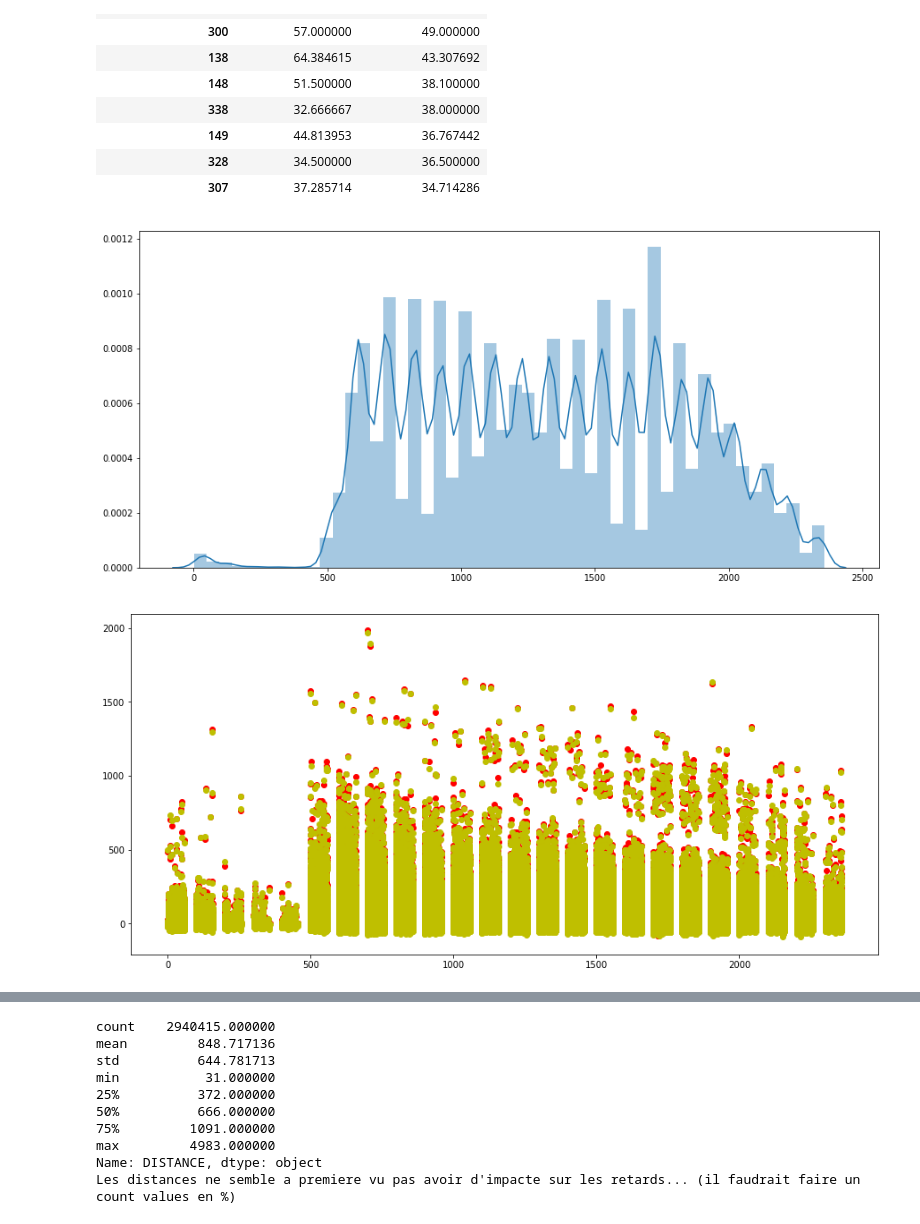
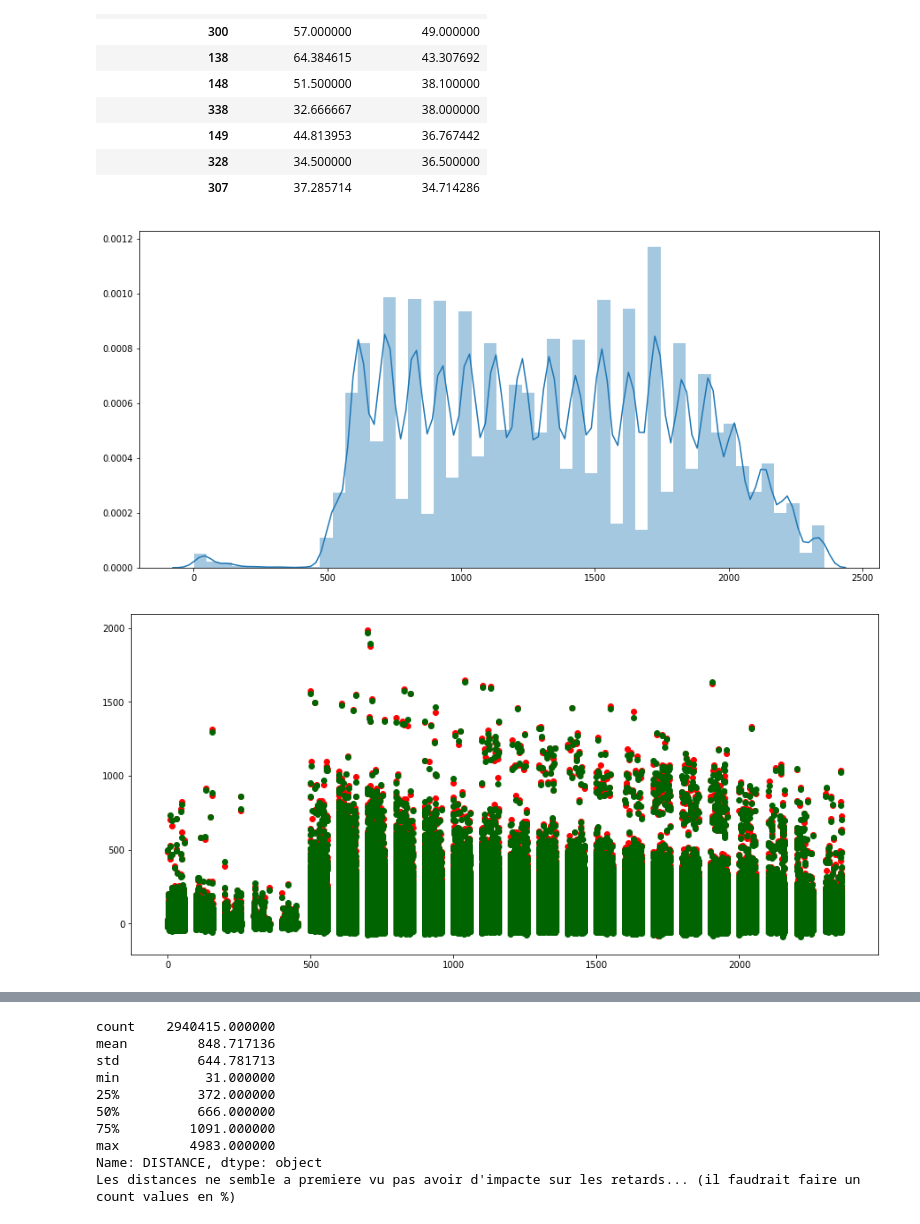
Before and after one commit to samirLazzali/flight-delay-consulting, a Jupyter notebook: aeroport_eda.ipynb, the cells around one changed output, grey strips where cells are left out. Cells and saved outputs as stored; diff of their text form; code cells hidden in the pictures.

```diff
--- a/aeroport_eda.ipynb
+++ b/aeroport_eda.ipynb
@@ -185,18 +196,18 @@ vols[vols['ATTERRISSAGE'].isna()][["RAISON D'ANNULATION","DETOURNEMENT"]].count(
 # Pour la suite de l'analyse nous supprimons les NaN sur
 # HEURE DE DEPART, RETART DE DEPART, TEMPS DE DEPLACEMENT A TERRE AU DECOLLAGE et DECOLLAGE
 print("Nous continueron avec  : ",round(vols[
-    vols['HEURE DE DEPART'].notna() &
-    vols['DECOLLAGE'].notna() &
-    vols['ATTERRISSAGE'].notna() &
-    vols['ARRIVEE PROGRAMMEE'].notna() &
-    vols["RETARD A L'ARRIVEE"].notna() &
-    vols["HEURE D'ARRIVEE"].notna() ].shape[0]*100 / vols.shape[0],1),"% du dataset")
-vols = vols[vols['HEURE DE DEPART'].notna() &
-    vols['DECOLLAGE'].notna() &
-    vols['ATTERRISSAGE'].notna() &
-    vols['ARRIVEE PROGRAMMEE'].notna() &
-    vols["HEURE D'ARRIVEE"].notna() &
-    vols["RETARD A L'ARRIVEE"].notna()
+    vols['HEURE_DEPART'].notna() &
+    vols['HEURE_DECOLLAGE'].notna() &
+    vols['HEURE_ATTERRISSAGE'].notna() &
+    vols['HEURE_ARRIVEE_PROGRAMMEE'].notna() &
+    vols["TEMPS_RETARD_ARRIVEE"].notna() &
+    vols["HEURE_ARRIVEE"].notna() ].shape[0]*100 / vols.shape[0],1),"% du dataset")
+vols = vols[vols['HEURE_DEPART'].notna() &
+    vols['HEURE_DECOLLAGE'].notna() &
+    vols['HEURE_ATTERRISSAGE'].notna() &
+    vols['HEURE_ARRIVEE_PROGRAMMEE'].notna() &
+    vols["HEURE_ARRIVEE"].notna() &
+    vols["TEMPS_RETARD_ARRIVEE"].notna()
            ]
 # %% [output]
 Nous continueron avec  :  98.0 % du dataset
@@ -228,9 +239,9 @@ vols.head(2)
 def formatHour(object_serie):
     return object_serie.str[:-2].astype(str)+':'+object_serie.str[-2:].astype(str)
 
-vols['DEPART PROGRAMME'] = formatHour(vols['DEPART PROGRAMME'].astype(str))
-vols['HEURE DE DEPART'] = formatHour(vols['HEURE DE DEPART'].astype(int).astype(str))
-vols['DECOLLAGE'] = formatHour(vols['DECOLLAGE'].astype(int).astype(str))
+vols['DEPART_PROGRAMME'] = formatHour(vols['DEPART PROGRAMME'].astype(str))
+vols['HEURE_DEPART'] = formatHour(vols['HEURE DE DEPART'].astype(int).astype(str))
+vols['HEUREDECOLLAGE'] = formatHour(vols['DECOLLAGE'].astype(int).astype(str))
 vols['ATTERRISSAGE'] = formatHour(vols['ATTERRISSAGE'].astype(int).astype(str))
 vols['ARRIVEE PROGRAMMEE'] = formatHour(vols['ARRIVEE PROGRAMMEE'].astype(str))
 vols["HEURE D'ARRIVEE"] = formatHour(vols["HEURE D'ARRIVEE"].astype(int).astype(str))
@@ -305,13 +323,13 @@ Il semblerait finalement que l'heure n'est pas d'impacte sur les retards ... (il
 # %%
 # Distribution des departs
 plt.figure(figsize=(15,7))
-sns.distplot(vols[["DEPART PROGRAMME"]])
+sns.distplot(vols[["HEURE_DEPART_PROGRAMME"]])
 #sns.distplot(vols[["RETARD A L'ARRIVEE"]])#.groupby("DEPART PROGRAMME").size()
 plt.figure(figsize=(15,7))
-plt.scatter(vols[["DEPART PROGRAMME"]], vols[["RETART DE DEPART"]], c='r')
-plt.scatter(vols[["DEPART PROGRAMME"]], vols[["RETARD A L'ARRIVEE"]], c='y')
+plt.scatter(vols[["HEURE_DEPART_PROGRAMME"]], vols[["TEMPS_RETARD_DEPART"]], c='r')
+plt.scatter(vols[["HEURE_DEPART_PROGRAMME"]], vols[["TEMPS_RETARD_ARRIVEE"]], c='DarkGreen')
 plt.show()
 # %% [output]
 [figure]
-[figure, old version]
+[figure, new version]
 # %%
```
Also changed, not shown: parts of 19 cells of this notebook, 3 other files.
